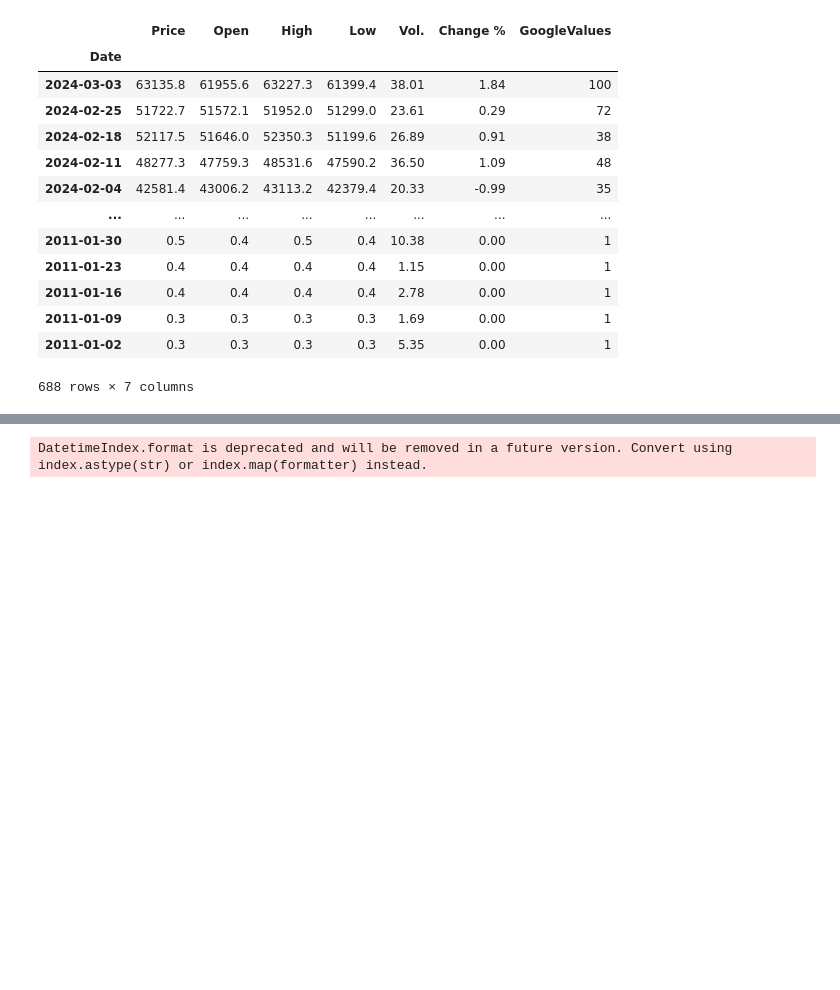
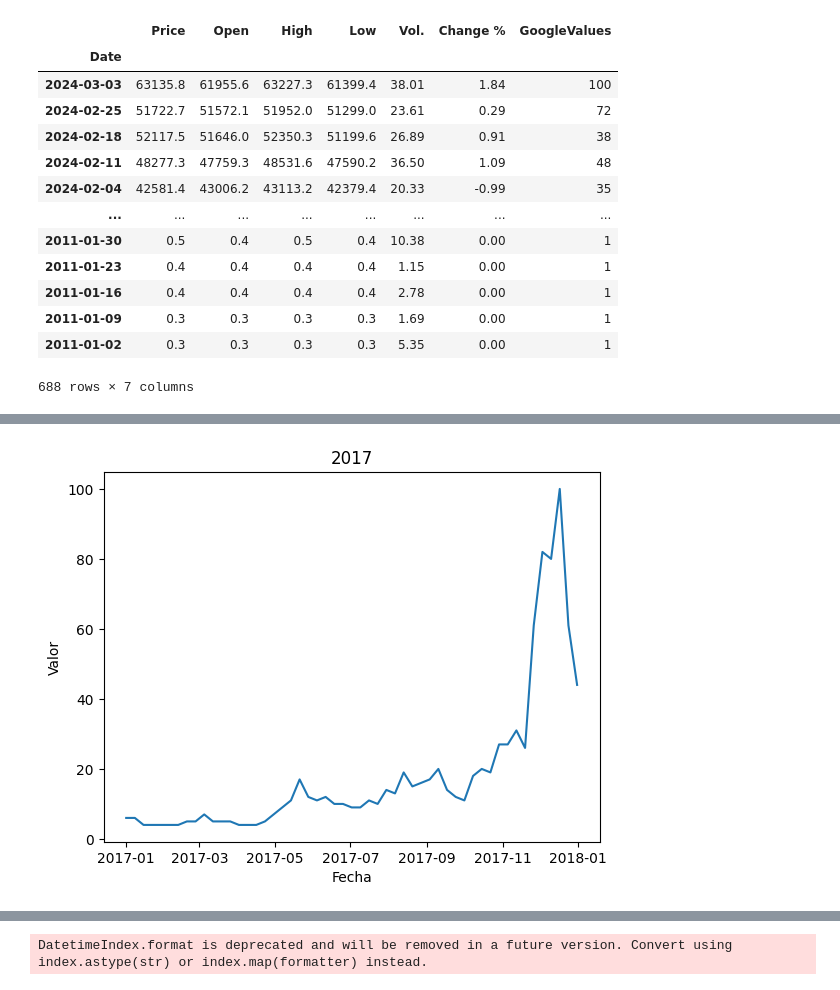
Before and after one commit to NicoUIcreator/btcData, a Jupyter notebook: notebooks/inicios.ipynb, the cells around one changed output, grey strips where cells are left out. Drawn from its saved outputs; the diff is of its cells as text; code cells hidden in the pictures; blank space fills up the shorter version.

```diff
--- a/notebooks/inicios.ipynb
+++ b/notebooks/inicios.ipynb
@@ -592 +613,19 @@ mergeTotal
+# %%
+
+yearr= 2017
+
+df_4_years = mergeTotal[mergeTotal.index.year.isin([yearr])]
+
+# Graficar los datos
+plt.plot(df_4_years.index, df_4_years[["GoogleValues"]])
+
+
+plt.xlabel('Fecha')
+plt.ylabel('Valor')
+plt.title(f'{yearr}')
+
+
+plt.show()
+# %% [output]
+[figure, added]
 # %%
```
Also changed, not shown: parts of 13 cells of this notebook.
